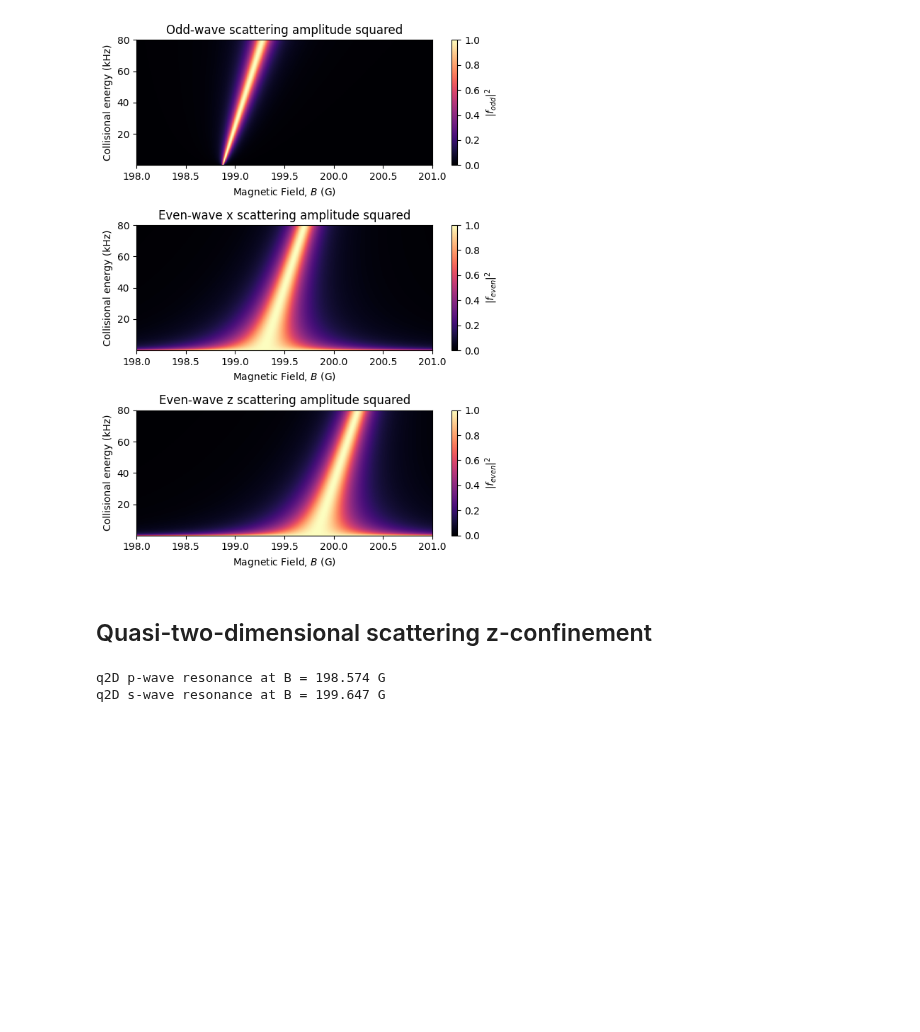
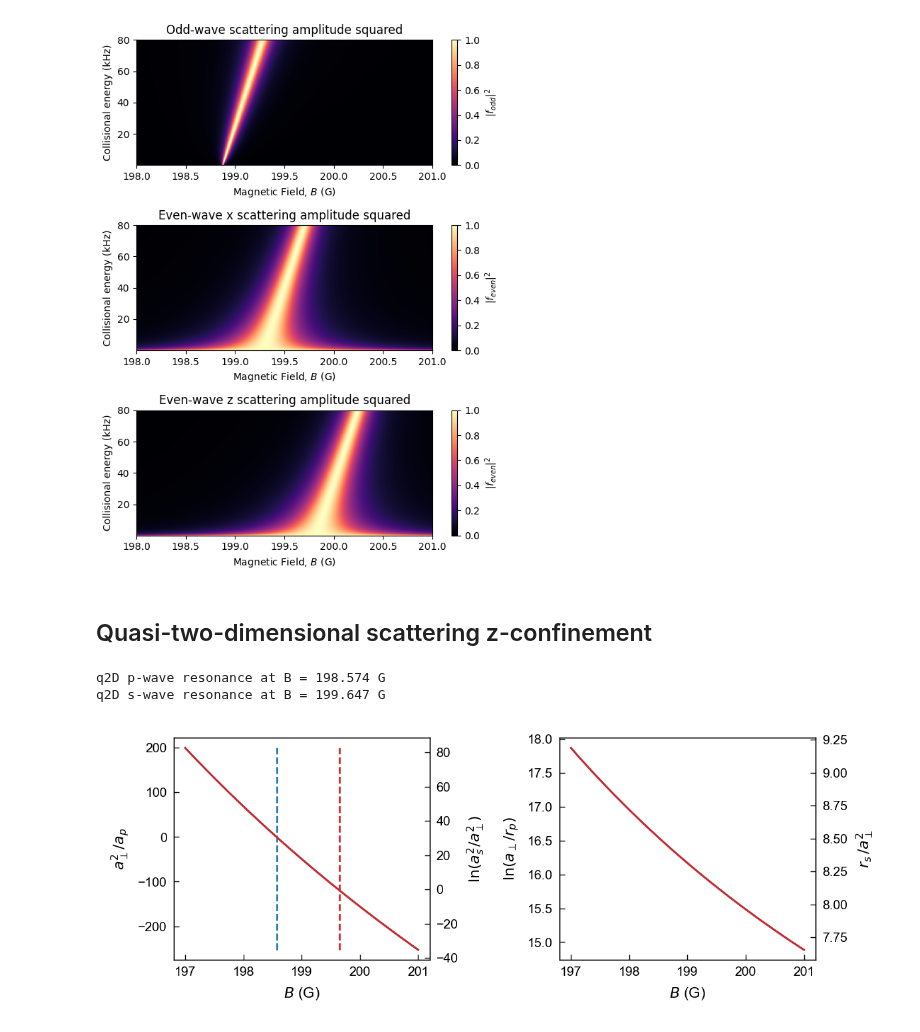
Before and after one commit to colinjdale/ChiPyLab, a Jupyter notebook: examples/plot_scattering_quantities.ipynb, the cells around one changed output. Saved outputs shown, nothing was run; the diff lists cells and outputs as text; code cells hidden in the pictures; blank space fills up the shorter version.

Commit message:
Plotted the boring q2D scattering parameters

```diff
--- a/examples/plot_scattering_quantities.ipynb
+++ b/examples/plot_scattering_quantities.ipynb
@@ -276,3 +280,53 @@ print(f"q2D s-wave resonance at B = {B_ref_s:.3f} G")
 # %% [output]
 q2D p-wave resonance at B = 198.574 G
 q2D s-wave resonance at B = 199.647 G
+# %%
+fig, axs = plt.subplots(1, 2, figsize=figsize)
+# axs = axes.flatten()
+
+num = 1000
+
+## p-Wave
+B = np.linspace(197, 201, 1000)  # G
+
+color = colors[0]
+
+ax = axs[0]
+ax.set(ylabel=r"$a_\perp^2/a_p$", xlabel=r"$B$ (G)")
+y = a_osc**2*inv_a_p(B)
+ax.plot(B, y, color=color)
+ax.vlines(B_ref_p, np.min(y), np.max(y), linestyle='--', color=color)
+# ax.set_ylim(-3e2**3, 3e2**3)
+# ax.legend(fontsize=8, loc="upper left")
+
+ax = axs[1]
+ax.set(ylabel=r"$\ln(a_\perp/r_p)$", xlabel=r"$B$ (G)")
+y = ln_inv_r_p(B)
+ax.plot(B, y, color=color)
+# ax.plot(B, a_0/inv_R3D(B))
+# ax.legend(fontsize=8, loc="upper left")
+
+## s-Wave
+# B = np.linspace(198, 201, 1000)  # G
+
+color = colors[3]
+
+ax = axs[0].twinx()
+ax.set(ylabel=r"$\ln(a_s^2/a_\perp^2)$")
+y = ln_a_s_sq(B)
+ax.plot(B, y, color=color)
+ax.vlines(B_ref_s, np.min(y), np.max(y), linestyle='--', color=color)
+# ax.set_ylim(-3e2**3, 3e2**3)
+# ax.legend(fontsize=8, loc="upper left")
+
+ax = axs[1].twinx()
+ax.set(ylabel=r"$r_s\,/a_\perp^2$", xlabel=r"$B$ (G)")
+ax.plot(B, r_s(B)/a_osc**2, color=color)
+# ax.plot(B, a_0/inv_R3D(B))
+# ax.legend(fontsize=8, loc="upper left")
+
+fig.tight_layout()
+# fig.savefig("q2d_scattering_parameters.pdf")
+plt.show()
+# %% [output]
+[figure, added]
```
Also changed, not shown: parts of 5 cells of this notebook, 2 other files.
